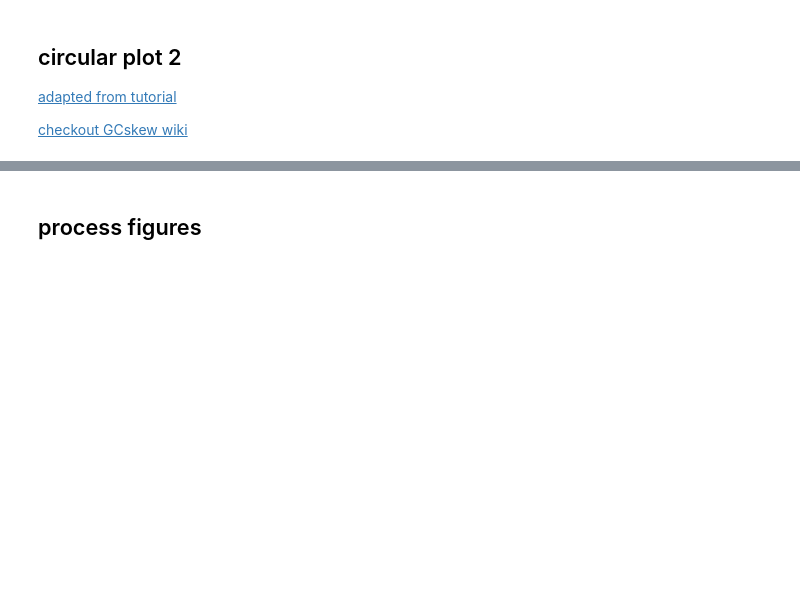
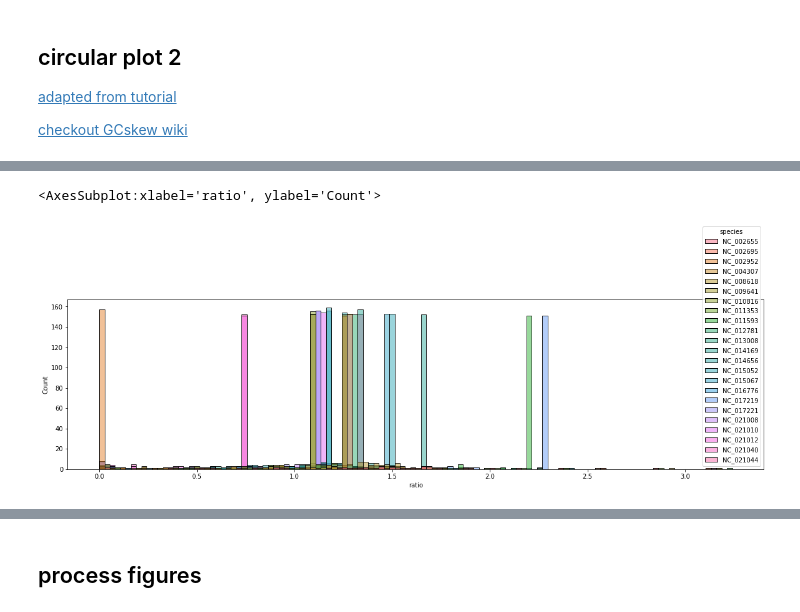
Before and after one commit to dcolinmorgan/HKU_MG, a Jupyter notebook: bactXpat.ipynb, the cells around one changed output, grey strips where cells are left out. Saved outputs shown, nothing was run; the diff lists cells and outputs as text; code cells hidden in the pictures; blank space fills up the shorter version.

```diff
--- a/bactXpat.ipynb
+++ b/bactXpat.ipynb
@@ -402,0 +444,6 @@ plt.show()
+# %%
+plt.figure(figsize=(20,5))
+sns.histplot(data=data2, x="ratio", hue="species")#, multiple="dodge", shrink=.8)
+# %% [output]
+<AxesSubplot:xlabel='ratio', ylabel='Count'>
+[figure, added]
```
Also changed, not shown: parts of 32 cells of this notebook, 13 other files.
